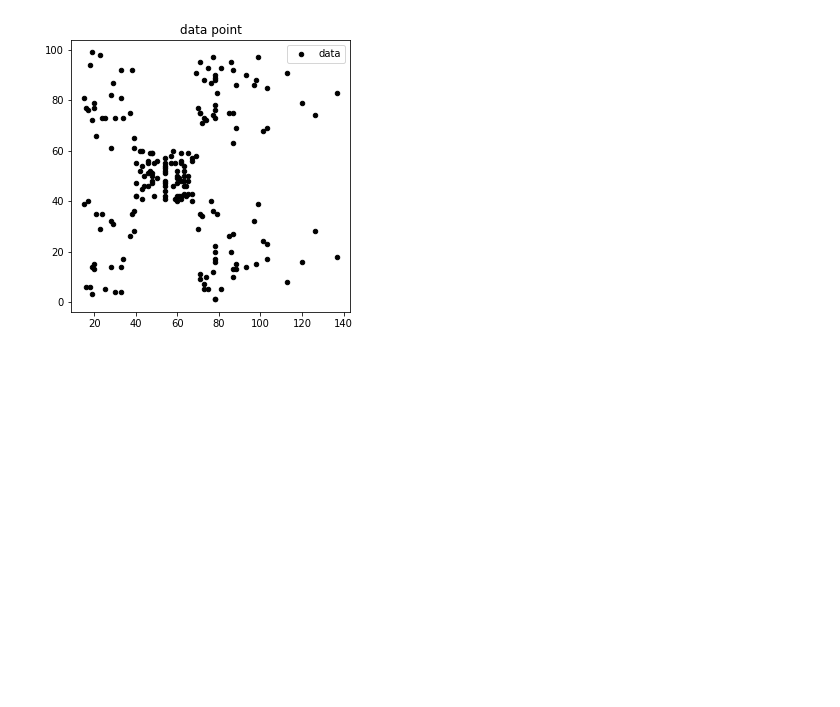
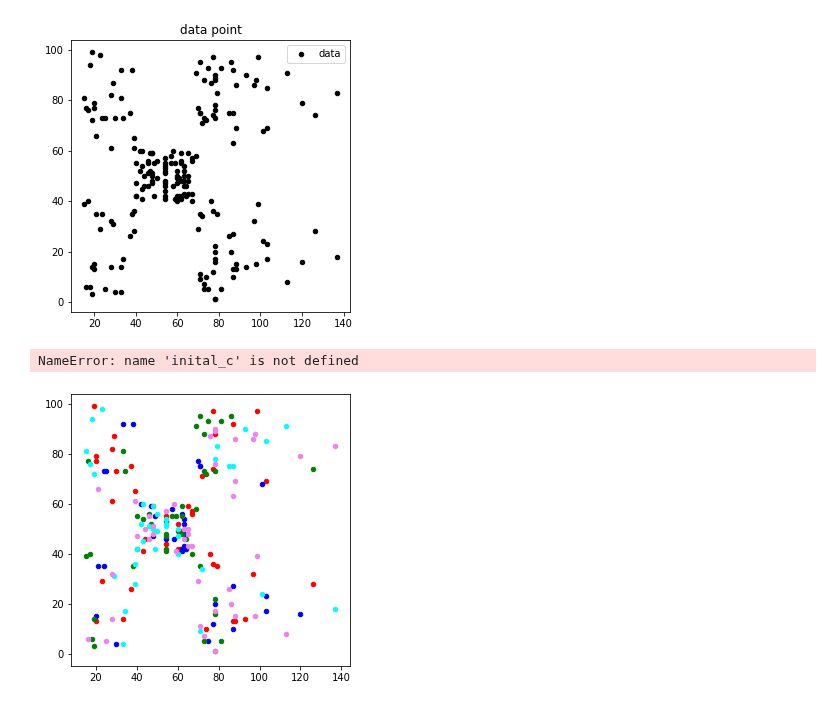
Before and after one commit to insu0929/mlproject, a Jupyter notebook: assign07_20140313.ipynb, the cells around one changed output. Drawn from its saved outputs; the diff is of its cells as text; code cells hidden in the pictures; blank space fills up the shorter version.

Commit message:
6. visualize the initial condition

```diff
--- a/assign07_20140313.ipynb
+++ b/assign07_20140313.ipynb
@@ -113,3 +111,16 @@ plt.legend()
 plt.show()
 # %% [output]
 [figure]
+# %%
+plt.figure(1, figsize = (5, 5))
+plt.scatter(x[init_class0], y[init_class0], c='red', s=80, marker='.', label='Cluster 1')
+plt.scatter(x[init_class1], y[init_class1], c='blue', s=80, marker='.', label='Cluster 2')
+plt.scatter(x[init_class2], y[init_class2], c='green', s=80, marker='.', label='Cluster 3')
+plt.scatter(x[init_class3], y[init_class3], c='cyan', s=80, marker='.', label='Cluster 4')
+plt.scatter(x[init_class4], y[init_class4], c='violet', s=80, marker='.', label='Cluster 5')
+plt.scatter(initial_c[:, 0], inital_c[:, 1], c='black', s=200, marker='+', label='Centroids')
+plt.title('Initial cluster')
+plt.show()
+# %% [output]
+NameError: name 'inital_c' is not defined
+[figure, added]
```
Also changed, not shown: parts of 2 cells of this notebook.
